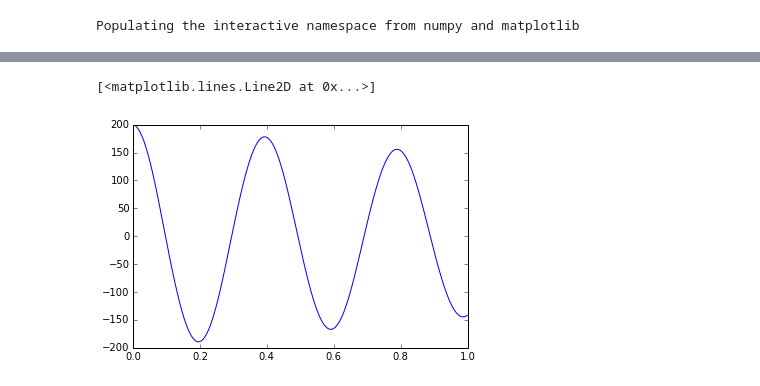
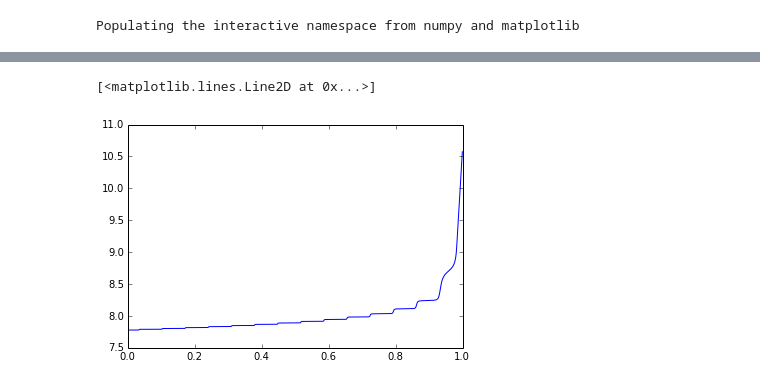
Before and after one commit to MariaFda/BlackHole, a Jupyter notebook: code/ED.ipynb, the cells around one changed output, grey strips where cells are left out. Cells and saved outputs as stored; diff of their text form; code cells hidden in the pictures.

```diff
--- a/code/ED.ipynb
+++ b/code/ED.ipynb
@@ -24,29 +20,40 @@ m[0] = 1.0E7
 # %%
 G_GRAV = 4.9E-6 #unidades desconocidas
 SIGMA = 100.0
-LOG_LAMBDA = 12.0
-M_TOT = 1.0E8
-RHO_STARS = 1.23E7
-RHO_GAS = 1.23E7
-M_BH= 1.0E6
-C=1.0E2
+LOG_LAMBDA = 10.0
+RHO_STARS = 1.0E8
+RHO_GAS = 1.0E6
+C=10.0
+EPSILON = 0.1
+T_EDD = 44.0E-3 #Eddington time in Gyr
 def func_r_prime(t, r, v):
     return v
 
 def func_m_prime(t,r,v,m_bh):
-    part_a=pi*exp(3.0/2.0)*RHO_GAS*G_GRAV**2*(m_bh**2)*(C**-3)
-    part_b= (1.0+(v**2/C**2))**3/2
-    return part_a/part_b
+    part_a = 4.0*pi*RHO_GAS*G_GRAV**2*(m_bh**2)
+    part_b = (C**2 + v**2)**(3.0/2.0)
+    eddington_rate = (m_bh/T_EDD)*(1.0-EPSILON)/EPSILON
+    if part_a/part_b > eddington_rate:
+        acc_rate = eddington_rate
+    else:
+        acc_rate = part_a/part_b
+#    print "%e %e"%(eddington_rate, acc_rate)
+
+    return acc_rate
 
 
 def func_v_prime(t, r, v, m_bh, m_dot):
-    part_a =  G_GRAV*(4.0*pi/3.0) * RHO_STARS * r
-    part_b = 4.0*pi*G_GRAV**2 * LOG_LAMBDA * RHO_STARS * M_TOT / v**2
-    ratio = v/(sqrt(2.0)* SIGMA)
+    part_a =  G_GRAV*(4.0*pi/3.0) * (RHO_STARS + RHO_GAS)* r
+
+    part_b = 4.0*pi* (G_GRAV**2) * LOG_LAMBDA * RHO_STARS * m_bh / v**2
+    ratio = abs(v/(sqrt(2.0) * SIGMA))
     part_c = erf(ratio) - 2.0*ratio*exp(-(ratio**2))/sqrt(pi)
-    part_d = (v/m_bh)*m_dot
-    return  -part_a - (part_b * part_c) - part_d
 
+    part_d = (abs(v)/m_bh)*m_dot
+
+    return  -part_a - (part_b * part_c * v/abs(v)) - part_d
+
+m_dot[0] = func_m_prime(t[0],r[0], v[0], m[0])
 for i in range(1,n_points):
     #get the first derivatives
     r_prime = func_r_prime(t[i-1],r[i-1], v[i-1])
@@ -68,6 +75,7 @@ for i in range(1,n_points):
     r[i] = r[i-1] + h * r_middle_prime
     v[i] = v[i-1] + h * v_middle_prime
     m[i] = m[i-1] + h * m_middle_prime
+    m_dot[i] = m_middle_prime
 # %%
 print m[-1], m[0]
 # %% [output]
@@ -87,6 +94,6 @@ plot(t,abs(r))
 # %%
-plot(t,v)
-# Gráfica tiempo vs velocidad
+plot(t, log10(m))
+#Gráfica posición vs masa acretada
 # %% [output]
 [<matplotlib.lines.Line2D at 0x...>]
-[figure, old version]
+[figure, new version]
```
Also changed, not shown: parts of 9 cells of this notebook.
